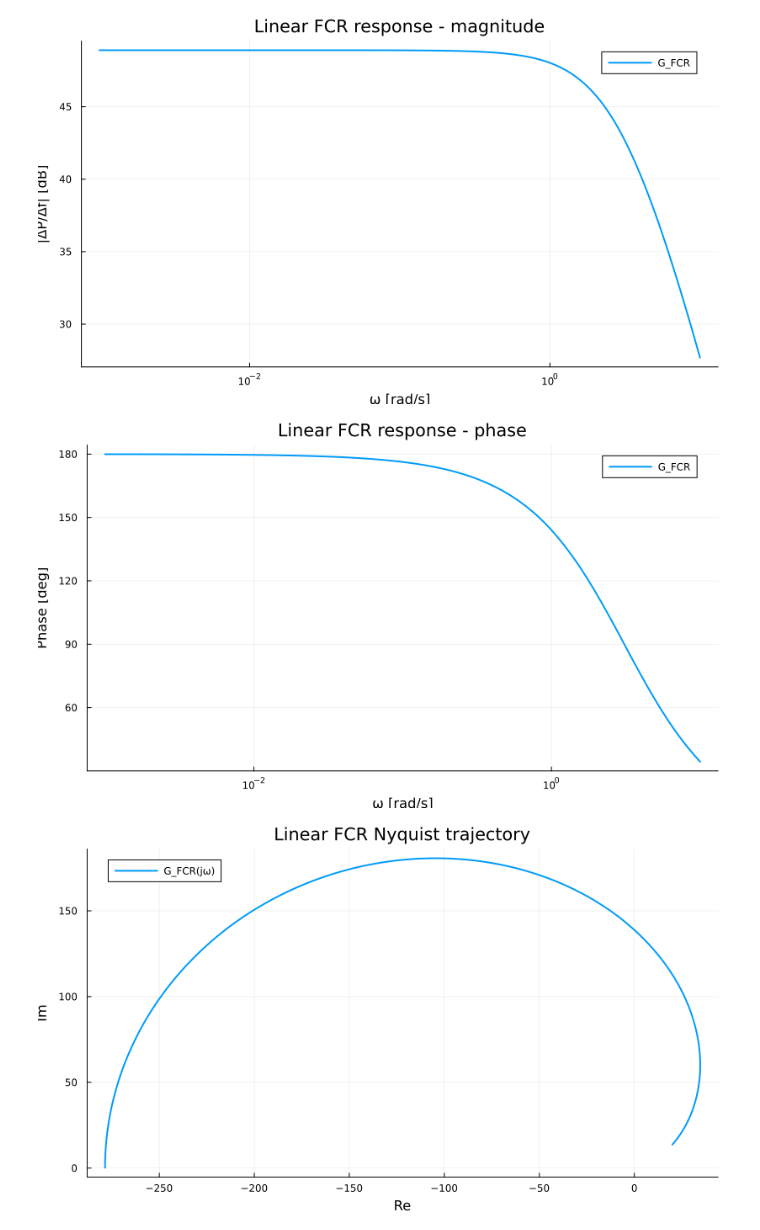
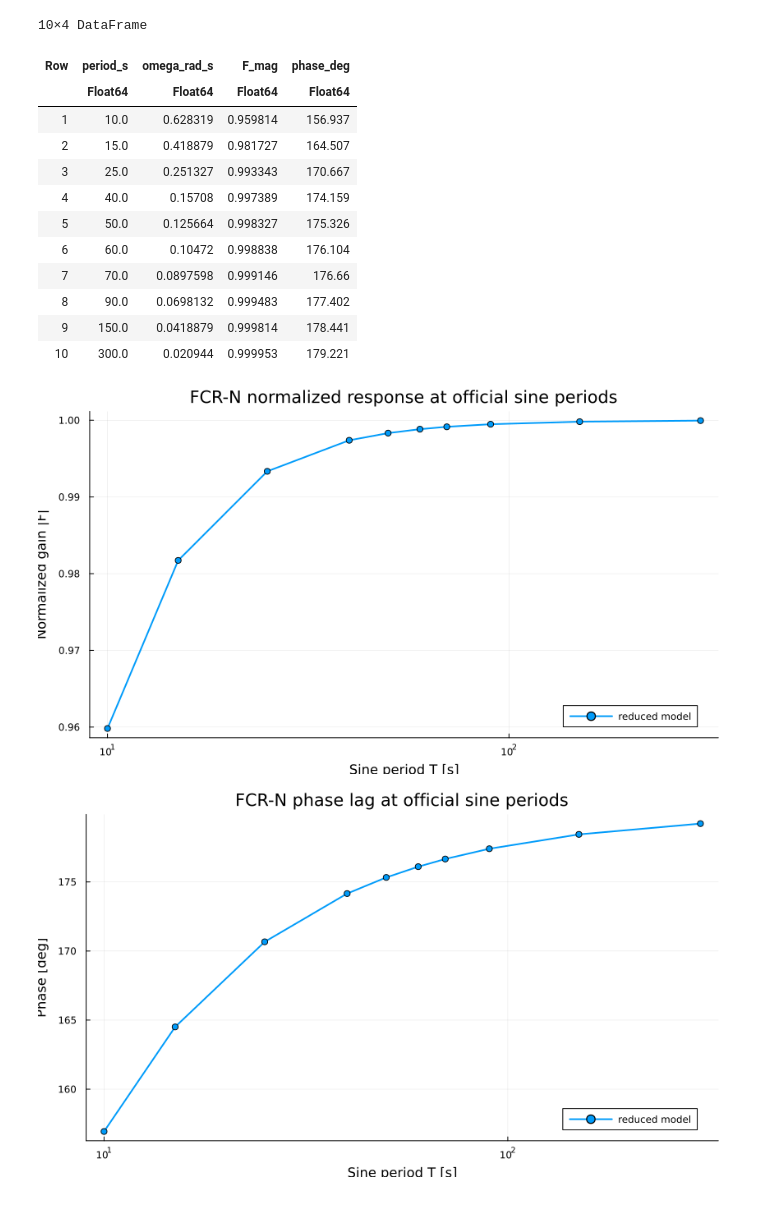
Before and after one commit to pandeysudan1/HydroPowerDynamics.jl, a Jupyter notebook: quick_examples/fcr_prequalification_study/FCR_Prequalification_Study.ipynb, the cells around one changed output. Cells and saved outputs as stored; diff of their text form; code cells hidden in the pictures.

```diff
--- a/quick_examples/fcr_prequalification_study/FCR_Prequalification_Study.ipynb
+++ b/quick_examples/fcr_prequalification_study/FCR_Prequalification_Study.ipynb
@@ -94,29 +141,51 @@ This gives a cheap screening model. The optimized reserve is only a candidate un
 # %%
-PFCR_design_MW = 15.0
-Kf = (PFCR_design_MW/P0_MW)/DF_FULL_HZ
-A = [-1/Tw  1/(Tw*Y0); 0.0 -1/TG]
-B = [0.0; -Kf/TG]
-C = [P0_MW 0.0]
-D0 = [0.0]
-Gfcr = ss(A,B,C,D0)
-λ = poles(Gfcr)
-display(DataFrame(real=real.(λ), imag=imag.(λ)))
-w = exp10.(range(-3,1,length=800))
-resp = vec(freqresp(Gfcr,w))
-mag_db = 20 .* log10.(abs.(resp))
-phase_deg = rad2deg.(angle.(resp))
-p1 = plot(w,mag_db,xscale=:log10,xlabel="ω [rad/s]",ylabel="|ΔP/Δf| [dB]",title="Linear FCR response - magnitude",label="G_FCR")
-savefig(p1,joinpath(plotdir,"01_linear_bode_magnitude.png")); display(p1)
-p2 = plot(w,phase_deg,xscale=:log10,xlabel="ω [rad/s]",ylabel="Phase [deg]",title="Linear FCR response - phase",label="G_FCR")
-savefig(p2,joinpath(plotdir,"02_linear_bode_phase.png")); display(p2)
-p3 = plot(real.(resp),imag.(resp),xlabel="Re",ylabel="Im",title="Linear FCR Nyquist trajectory",label="G_FCR(jω)")
-savefig(p3,joinpath(plotdir,"03_linear_nyquist.png")); display(p3)
+function reduced_ss(C_MW)
+    Ky = Y0*(C_MW/P0_MW)/DF_FCRN_HZ
+    A = [-1/Tw  1/(Tw*Y0); 0.0 -1/TG]
+    B = [0.0; -Ky/TG]
+    C = [P0_MW 0.0]
+    Dm = [0.0]
+    ss(A,B,C,Dm)
+end
+
+Cref = 1.0
+Gref = reduced_ss(Cref)
+λ = poles(Gref)
+display(DataFrame(real=real.(λ),imag=imag.(λ)))
+
+# Normalized entity transfer function F(jw): multiply MW/Hz response by 0.1 Hz / 1 MW.
+periods = [10.0,15.0,25.0,40.0,50.0,60.0,70.0,90.0,150.0,300.0]
+wtest = 2π ./ periods
+Fpts = vec(freqresp(Gref,wtest)) .* (DF_FCRN_HZ/Cref)
+freq_table = DataFrame(period_s=periods,
+    omega_rad_s=wtest,
+    F_mag=abs.(Fpts),
+    phase_deg=rad2deg.(angle.(Fpts)))
+display(freq_table)
+
+p1 = plot(periods,abs.(Fpts),xscale=:log10,marker=:circle,xlabel="Sine period T [s]",ylabel="Normalized gain |F|",title="FCR-N normalized response at official sine periods",label="reduced model")
+savefig(p1,joinpath(plotdir,"01_fcrn_sine_gain.png")); display(p1)
+
+p2 = plot(periods,rad2deg.(angle.(Fpts)),xscale=:log10,marker=:circle,xlabel="Sine period T [s]",ylabel="Phase [deg]",title="FCR-N phase lag at official sine periods",label="reduced model")
+savefig(p2,joinpath(plotdir,"02_fcrn_sine_phase.png")); display(p2)
 # %% [output]
 2×2 DataFrame
 | Row | real | imag |
 |  | Float64 | Float64 |
 | 1 | -2.86058 | 0.0 |
 | 2 | -3.33333 | 0.0 |
+10×4 DataFrame
+| Row | period_s | omega_rad_s | F_mag | phase_deg |
+|  | Float64 | Float64 | Float64 | Float64 |
+| 1 | 10.0 | 0.628319 | 0.959814 | 156.937 |
+| 2 | 15.0 | 0.418879 | 0.981727 | 164.507 |
+| 3 | 25.0 | 0.251327 | 0.993343 | 170.667 |
+| 4 | 40.0 | 0.15708 | 0.997389 | 174.159 |
+| 5 | 50.0 | 0.125664 | 0.998327 | 175.326 |
+| 6 | 60.0 | 0.10472 | 0.998838 | 176.104 |
+| 7 | 70.0 | 0.0897598 | 0.999146 | 176.66 |
+| 8 | 90.0 | 0.0698132 | 0.999483 | 177.402 |
+| 9 | 150.0 | 0.0418879 | 0.999814 | 178.441 |
+| 10 | 300.0 | 0.020944 | 0.999953 | 179.221 |
-[figure, old version]
+[figure, new version]
-[figure, old version]
+[figure, new version]
-[figure, removed]
```
Also changed, not shown: parts of 27 cells of this notebook, 12 other files.
